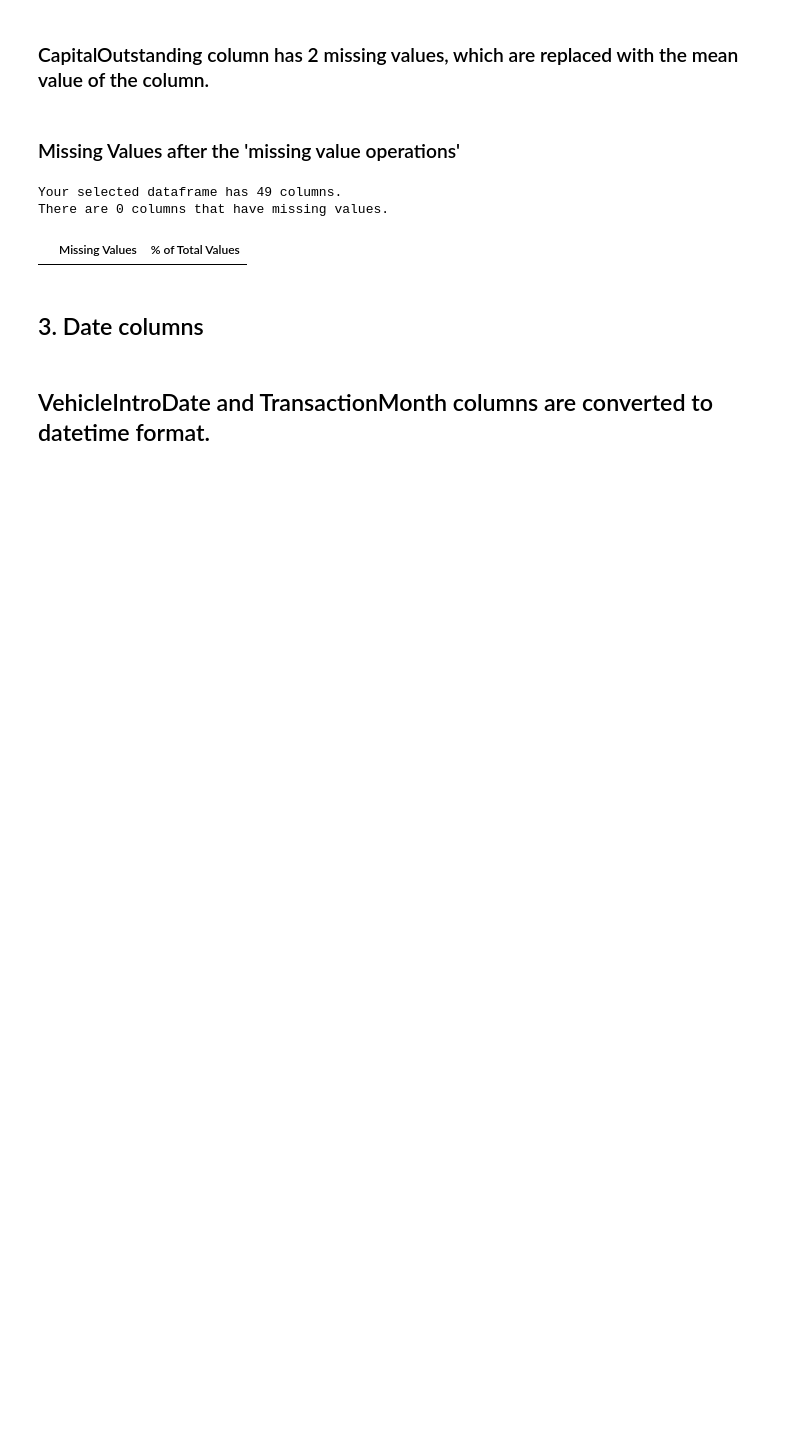
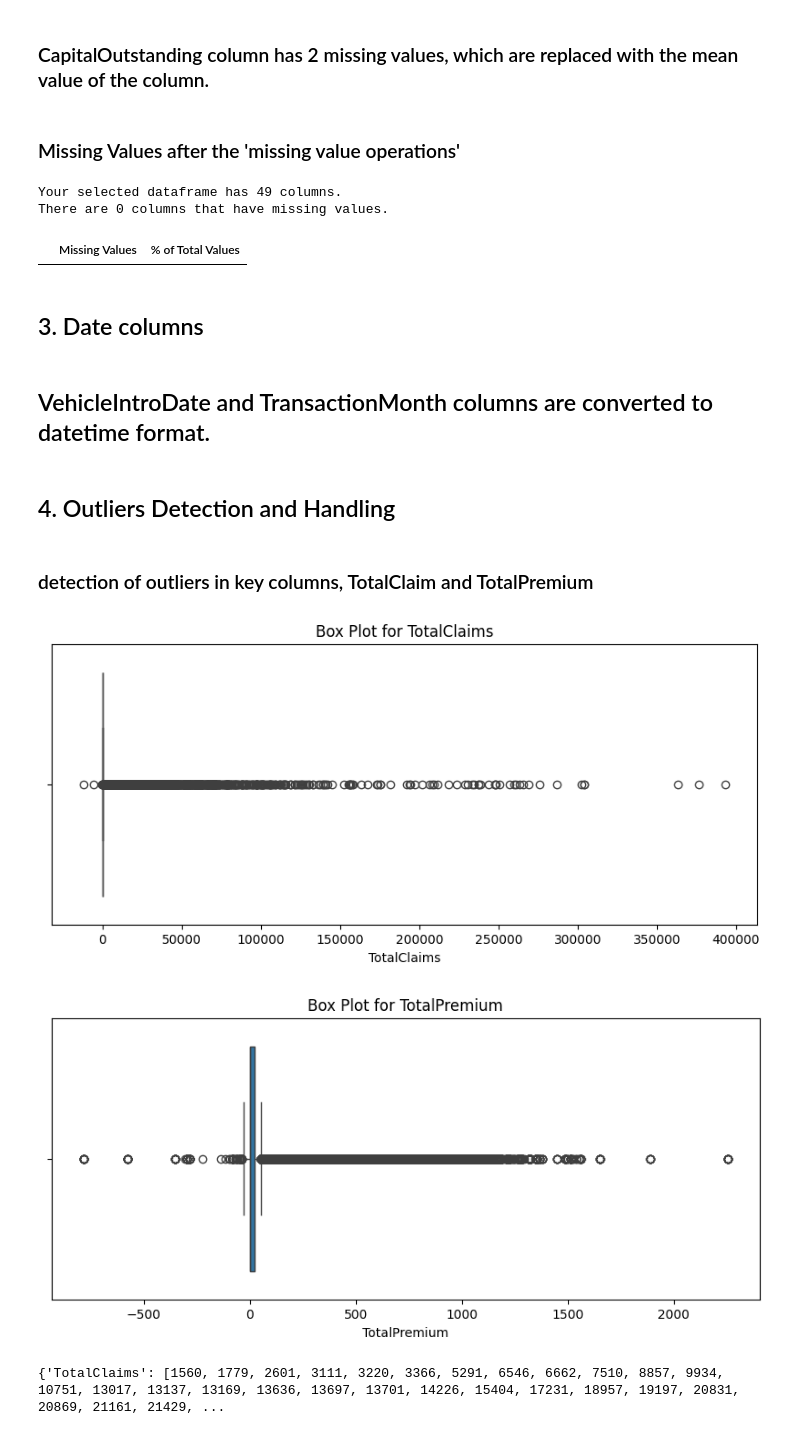
Before and after one commit to Alpha-Mintamir/Insurance-Claim-Analytics, a Jupyter notebook: notebooks/analysis.ipynb, the cells around one changed output. Saved outputs shown, nothing was run; the diff lists cells and outputs as text; code cells hidden in the pictures; blank space fills up the shorter version.

```diff
--- a/notebooks/analysis.ipynb
+++ b/notebooks/analysis.ipynb
@@ -162,3 +199,15 @@ df['TransactionMonth'] = pd.to_datetime(df['TransactionMonth'])
 
 # Format to MM/YYYY
 df['TransactionMonthFormatted'] = df['TransactionMonth'].dt.to_period('M')
+# %% [markdown]
+## 4. Outliers Detection and Handling
+# %% [markdown]
+### detection of outliers in key columns, TotalClaim and TotalPremium
+# %%
+outlier_columns = ['TotalClaims', 'TotalPremium']
+Outliers_detected = detect_outliers(df,outlier_columns)
+print(Outliers_detected)
+# %% [output]
+[figure, added]
+[figure, added]
+{'TotalClaims': [1560, 1779, 2601, 3111, 3220, 3366, 5291, 6546, 6662, 7510, 8857, 9934, 10751, 13017, 13137, 13169, 13636, 13697, 13701, 14226, 15404, 17231, 18957, 19197, 20831, 20869, 21161, 21429, ...
```
Also changed, not shown: parts of 11 cells of this notebook, 1 other file.
